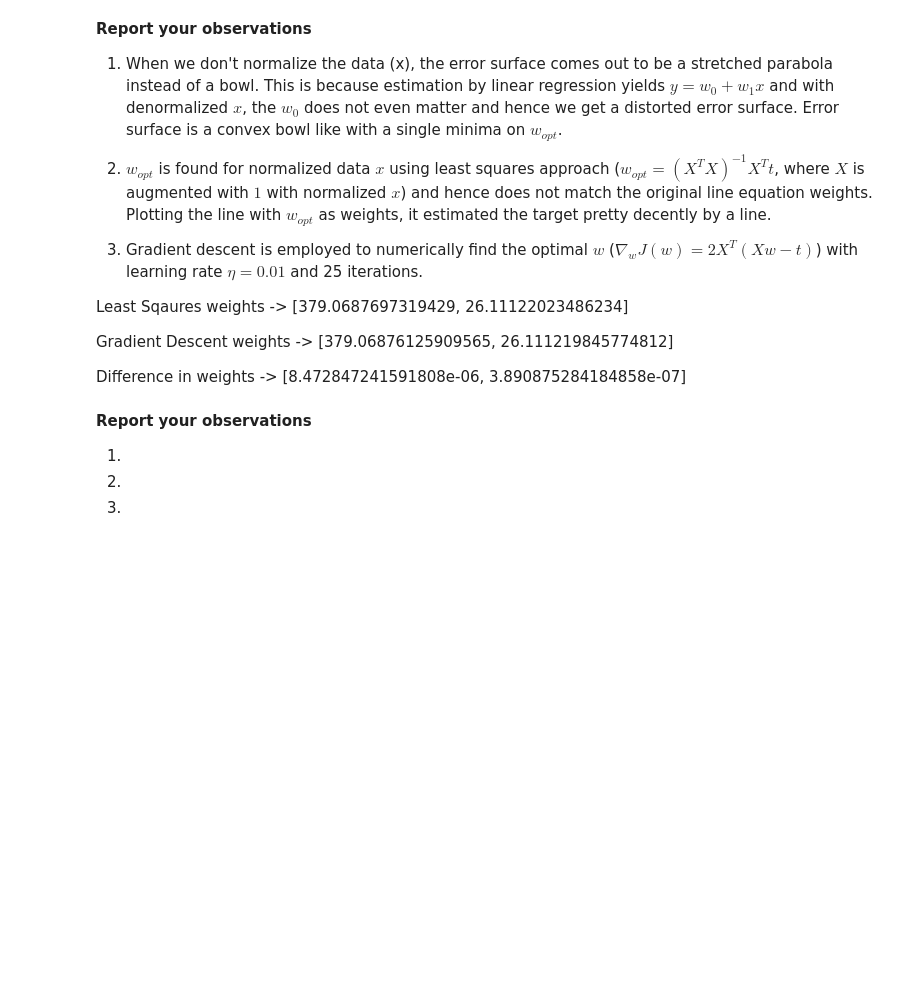
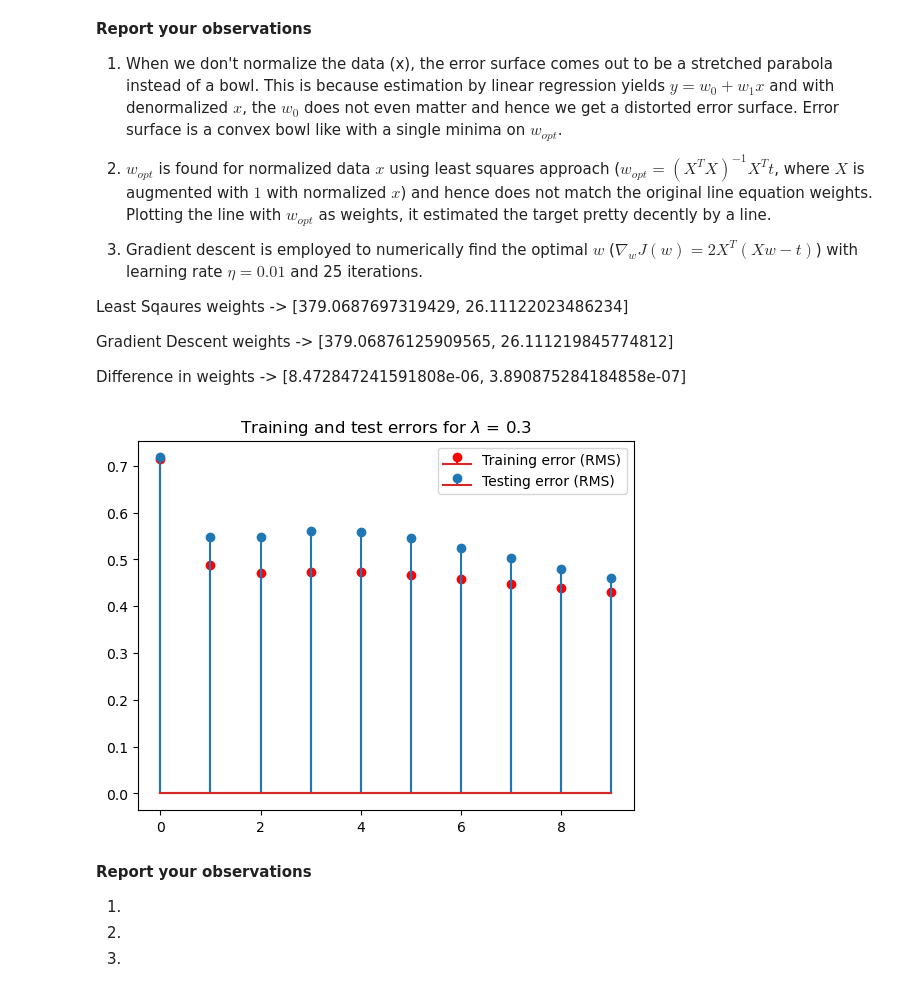
Before and after one commit to agamjotsingh1/misc, a Jupyter notebook: ml/regression.ipynb, the cells around one changed output. Cells and saved outputs as stored; diff of their text form; code cells hidden in the pictures; blank space fills up the shorter version.

```diff
--- a/ml/regression.ipynb
+++ b/ml/regression.ipynb
@@ -275,21 +275,43 @@ Difference in weights -> [8.472847241591808e-06, 3.890875284184858e-07]
 ########################################
 #Generate 20 data points
 ########################################
+np.random.seed(42)
 
-
+x = np.linspace(0, 1, 20)
+np.random.shuffle(x)
+cov = 0.1
+e = np.random.normal(0, cov, size=x.size)
+t = np.sin(2*np.pi*x) + e
 
 #Obtain train and test splits
+train_x = x[:10]
+test_x = x[10:]
 
-
+train_t = t[:10]
+test_t = t[10:]
 
 ########################################
 #Fitting Mth degree polynomial using least squares approach
 ########################################
+def poly_kernel(X, M): #(data, model order)
+    phi = np.zeros((X.size, M + 1))
+
+    for i in range(X.size):
+        for j in range(M + 1):
+            phi[i, j] = X[i]**j
+
+    return phi
+
+def vectorize(x):
+    return x.reshape(-1, 1)
+
 #Complete the function
 def PolynomialFit(X_train,Y_train,M,lamda): #(training data, trining targets, Model order, Regularization coefficient)
     #Transform the data using polynomial kernel
+    Phi_train = poly_kernel(X_train, M)
 
     #Find Pseudo inverse solution
+    w_opt = np.linalg.inv(Phi_train.T @ Phi_train + lamda * np.eye(Phi_train.shape[1])) @ Phi_train.T @ Y_train
 
     #return the weight vector
     return w_opt
@@ -297,38 +319,51 @@ def PolynomialFit(X_train,Y_train,M,lamda): #(training data, trining targets, Mo
 #Complete the function
 def PolynomialPred(w_est,X_train,X_test): #(weight,training data, testing data, training targets, testing targets)
     #Estimate the targets for both training and testing data
-
+    Y_train = X_train @ w_est
+    Y_test = X_test @ w_est
 
     #Return training and testing predictions
-    return TrainError,TestError
+    return Y_train, Y_test
 
 #Complete the function
 def PolynomialPred_Error(w_est,X_train,X_test,Y_train,Y_test): #(weight,training data, testing data, training targets, testing targets)
     #Estimate the targets for both training and testing data
-
+    Y_pred_train, Y_pred_test = PolynomialPred(w_est, X_train, X_test)
+    TrainError = Y_train - Y_pred_train
+    TestError = Y_test - Y_pred_test
 
     #Return training and testing error
     return TrainError,TestError
 
 #Iterate through range of M values
-M_range=list(range(10))
-TrError = []
-TeError = []
-for M in M_range:
+M_range = list(range(10))
+TrError = np.zeros(len(M_range))
+TeError = np.zeros(len(M_range))
+
+lamda = 0.3
+X_train, X_test = train_x, test_x
+Y_train, Y_test = vectorize(train_t), vectorize(test_t)
+
+for i, M in enumerate(M_range):
     #Fit Mth order polynomial i.e estimate optimal w. Use the function "PolynomialFit"
-
+    w_est = PolynomialFit(X_train, Y_train, M, lamda)
 
     #Predict training and testing targets
-
-
     #Predict errors on both training and testing data using estimated w. Use the function "PolynomialPred_Error"
-
+    TrainError, TestError = PolynomialPred_Error(w_est, poly_kernel(X_train, M), poly_kernel(X_test, M), Y_train, Y_test)
 
     #Store them for plotting
+    TrError[i] = np.sqrt(np.mean(TrainError**2))
+    TeError[i] = np.sqrt(np.mean(TestError**2))
 
 
 #Plot training and testing estimates alogwith the original targets
-
+plt.figure()
+plt.stem(M_range, TrError, "r", label="Training error (RMS)")
+plt.stem(M_range, TeError, label="Testing error (RMS)")
+plt.title(f"Training and test errors for $\\lambda$ = {lamda}")
+plt.legend()
+plt.show()
 
 
 #Plot training error vs polynomial order, and testing error vs polynomial order
@@ -339,33 +374,35 @@ for M in M_range:
 #Increase the size of training data set to 100 points and repeat the experiments
 ########################################
 
 
 
 
 
 ########################################
 #Effect of regularization
 ########################################
 #Consider a set of lambda's. For example: lamdas = [0, 1e-7 , 1e-4, 1e-2, 1]
 #Repeat the experiments, i.e., plot the prediction and error in predictions with respect to model order. Contrast these results with those obtained without regularization.
 
 
 
 
 
 ########################################
 #Effect of bias regularization
 ########################################
 #Modify the function i.e include bias
 #Generate data
 
 
 
 #Estimate the polynomial with and without regularization constraint
 
 
 
 #Compare the two estimated polynomials and report the observations
+# %% [output]
+[figure, added]
 # %% [markdown]
 <b> Report your observations </b>
 
```
